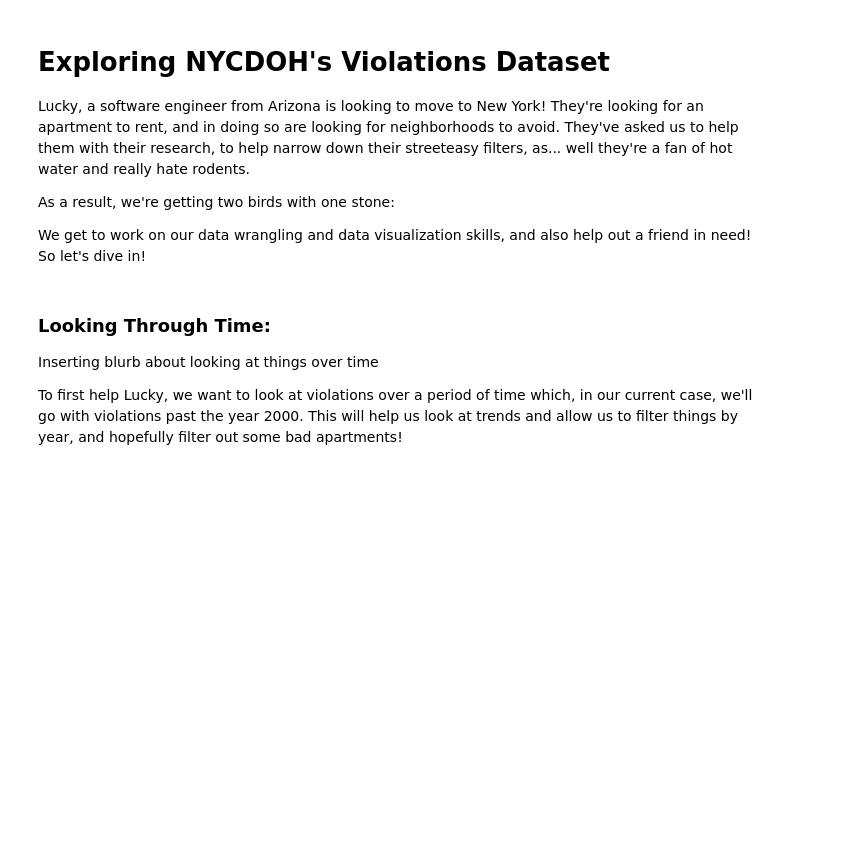
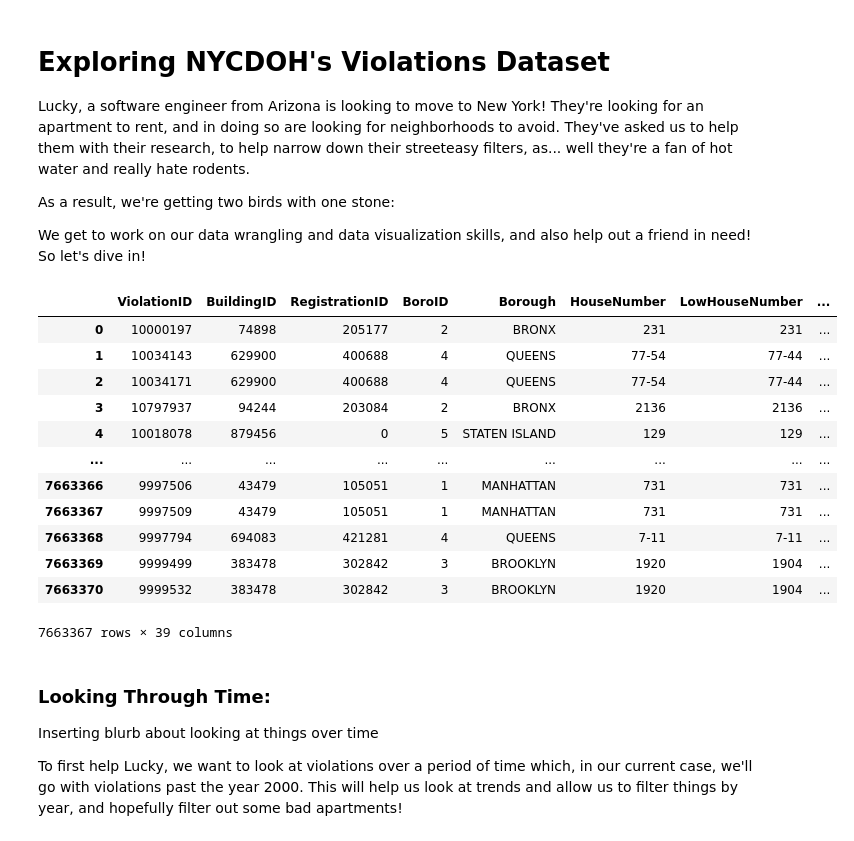
Before and after one commit to haokliao/CIS-4170-Project, a Jupyter notebook: python_project.ipynb, the cells around one changed output. Saved outputs shown, nothing was run; the diff lists cells and outputs as text; code cells hidden in the pictures; blank space fills up the shorter version.

```diff
--- a/python_project.ipynb
+++ b/python_project.ipynb
@@ -27,3 +33,19 @@ housing_violations.drop(violation_errors,inplace=True)
+# %%
+housing_violations
+# %% [output]
+|  | ViolationID | BuildingID | RegistrationID | BoroID | Borough | HouseNumber | LowHouseNumber | ... |
+| 0 | 10000197 | 74898 | 205177 | 2 | BRONX | 231 | 231 | ... |
+| 1 | 10034143 | 629900 | 400688 | 4 | QUEENS | 77-54 | 77-44 | ... |
+| 2 | 10034171 | 629900 | 400688 | 4 | QUEENS | 77-54 | 77-44 | ... |
+| 3 | 10797937 | 94244 | 203084 | 2 | BRONX | 2136 | 2136 | ... |
+| 4 | 10018078 | 879456 | 0 | 5 | STATEN ISLAND | 129 | 129 | ... |
+| ... | ... | ... | ... | ... | ... | ... | ... | ... |
+| 7663366 | 9997506 | 43479 | 105051 | 1 | MANHATTAN | 731 | 731 | ... |
+| 7663367 | 9997509 | 43479 | 105051 | 1 | MANHATTAN | 731 | 731 | ... |
+| 7663368 | 9997794 | 694083 | 421281 | 4 | QUEENS | 7-11 | 7-11 | ... |
+| 7663369 | 9999499 | 383478 | 302842 | 3 | BROOKLYN | 1920 | 1904 | ... |
+| 7663370 | 9999532 | 383478 | 302842 | 3 | BROOKLYN | 1920 | 1904 | ... |
+7663367 rows × 39 columns
 # %% [markdown]
 ### Looking Through Time:
 
```
Also changed, not shown: parts of 10 cells of this notebook.
